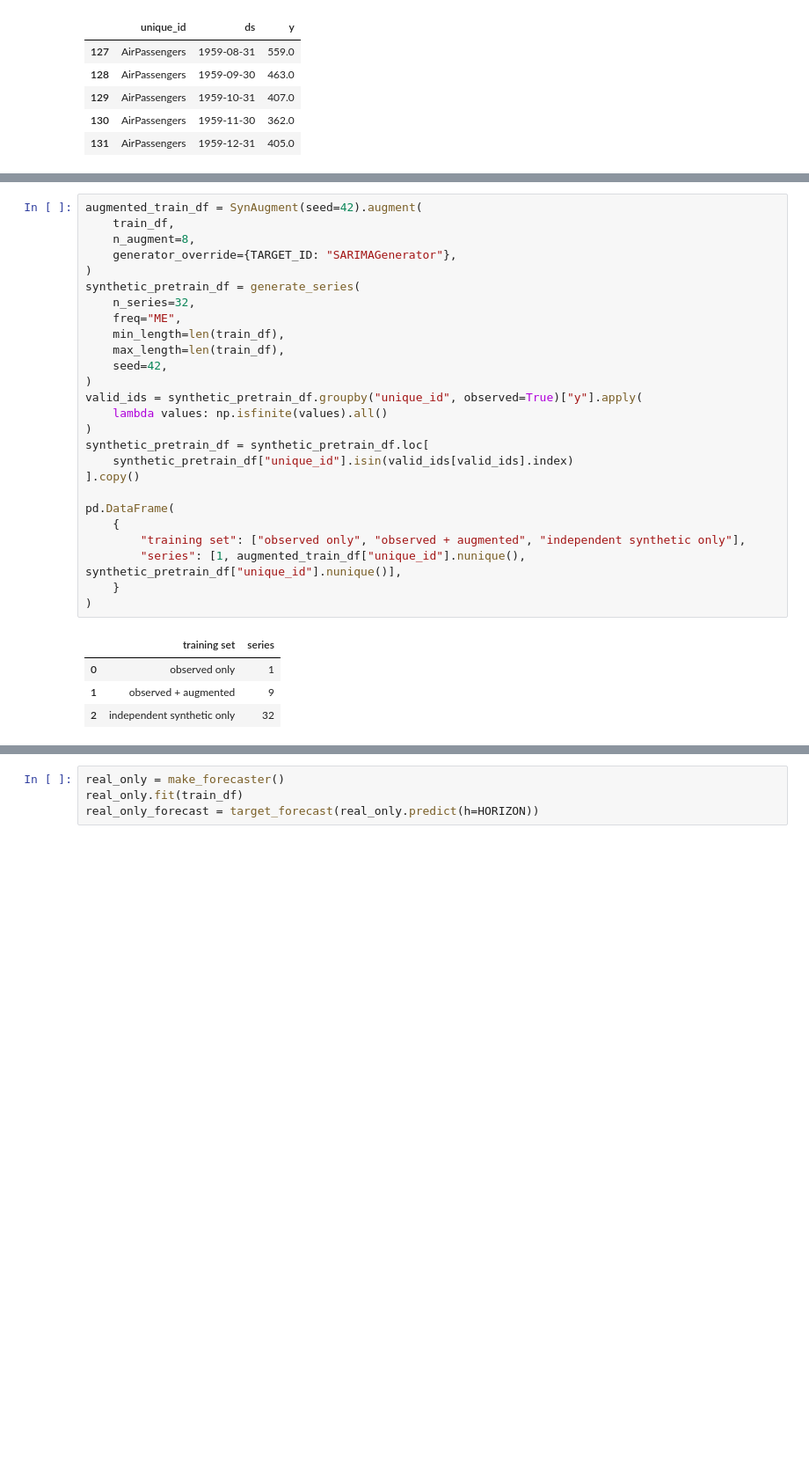
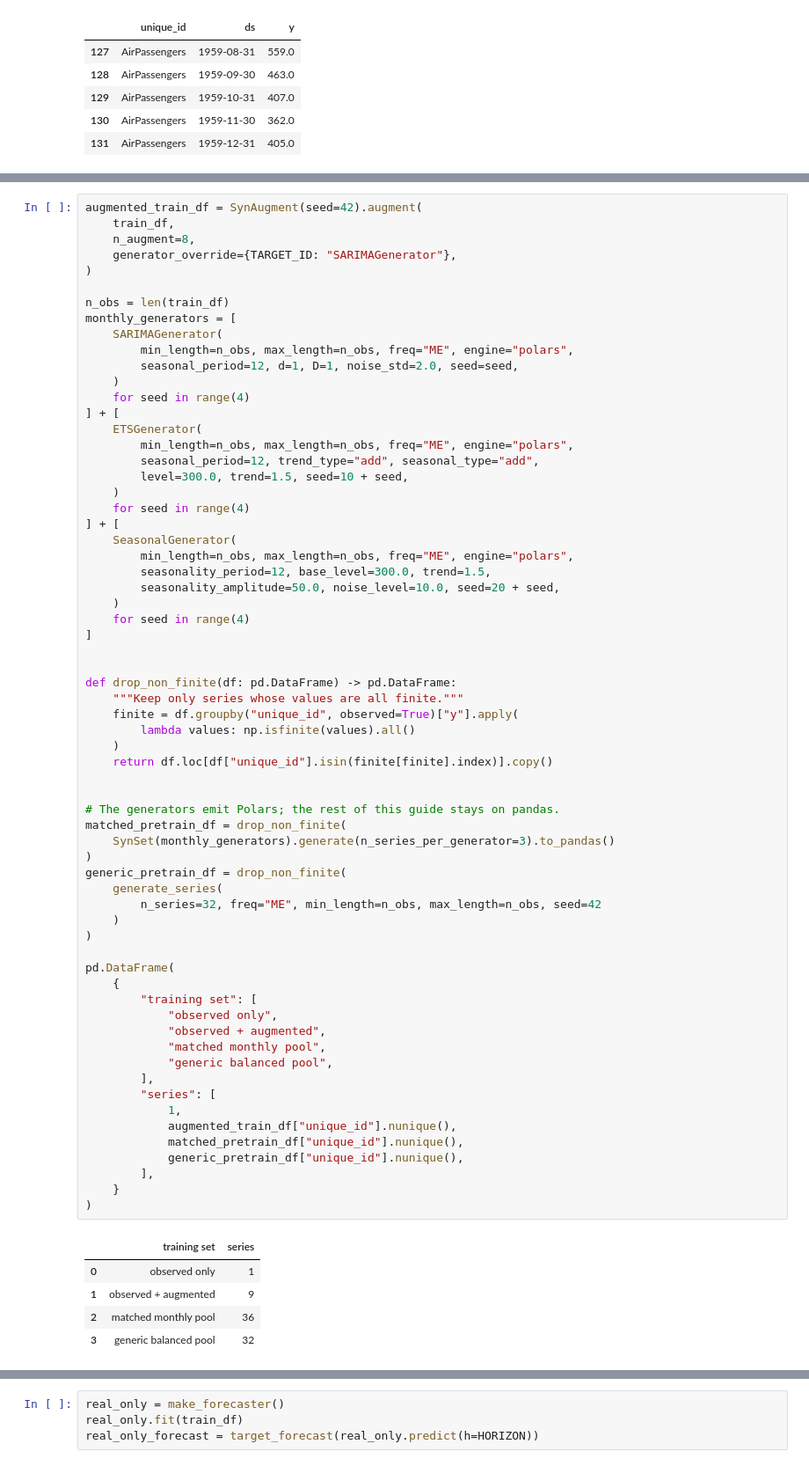
Before and after one commit to Nixtla/synforecast, a Jupyter notebook: nbs/docs/integrations/mlforecast.ipynb, the cells around one changed output, grey strips where cells are left out. Shown at 88% size. Saved outputs shown, nothing was run; the diff lists cells and outputs as text; blank space fills up the shorter version.

```diff
--- a/nbs/docs/integrations/mlforecast.ipynb
+++ b/nbs/docs/integrations/mlforecast.ipynb
@@ -39,34 +56,74 @@ The next cell builds the three training sets. The observed baseline is the singl
 # %%
 augmented_train_df = SynAugment(seed=42).augment(
     train_df,
     n_augment=8,
     generator_override={TARGET_ID: "SARIMAGenerator"},
 )
-synthetic_pretrain_df = generate_series(
-    n_series=32,
-    freq="ME",
-    min_length=len(train_df),
-    max_length=len(train_df),
-    seed=42,
+
+n_obs = len(train_df)
+monthly_generators = [
+    SARIMAGenerator(
+        min_length=n_obs, max_length=n_obs, freq="ME", engine="polars",
+        seasonal_period=12, d=1, D=1, noise_std=2.0, seed=seed,
+    )
+    for seed in range(4)
+] + [
+    ETSGenerator(
+        min_length=n_obs, max_length=n_obs, freq="ME", engine="polars",
+        seasonal_period=12, trend_type="add", seasonal_type="add",
+        level=300.0, trend=1.5, seed=10 + seed,
+    )
+    for seed in range(4)
+] + [
+    SeasonalGenerator(
+        min_length=n_obs, max_length=n_obs, freq="ME", engine="polars",
+        seasonality_period=12, base_level=300.0, trend=1.5,
+        seasonality_amplitude=50.0, noise_level=10.0, seed=20 + seed,
+    )
+    for seed in range(4)
+]
+
+
+def drop_non_finite(df: pd.DataFrame) -> pd.DataFrame:
+    """Keep only series whose values are all finite."""
+    finite = df.groupby("unique_id", observed=True)["y"].apply(
+        lambda values: np.isfinite(values).all()
+    )
+    return df.loc[df["unique_id"].isin(finite[finite].index)].copy()
+
+
+# The generators emit Polars; the rest of this guide stays on pandas.
+matched_pretrain_df = drop_non_finite(
+    SynSet(monthly_generators).generate(n_series_per_generator=3).to_pandas()
 )
-valid_ids = synthetic_pretrain_df.groupby("unique_id", observed=True)["y"].apply(
-    lambda values: np.isfinite(values).all()
+generic_pretrain_df = drop_non_finite(
+    generate_series(
+        n_series=32, freq="ME", min_length=n_obs, max_length=n_obs, seed=42
+    )
 )
-synthetic_pretrain_df = synthetic_pretrain_df.loc[
-    synthetic_pretrain_df["unique_id"].isin(valid_ids[valid_ids].index)
-].copy()
 
 pd.DataFrame(
     {
-        "training set": ["observed only", "observed + augmented", "independent synthetic only"],
-        "series": [1, augmented_train_df["unique_id"].nunique(), synthetic_pretrain_df["unique_id"].nunique()],
+        "training set": [
+            "observed only",
+            "observed + augmented",
+            "matched monthly pool",
+            "generic balanced pool",
+        ],
+        "series": [
+            1,
+            augmented_train_df["unique_id"].nunique(),
+            matched_pretrain_df["unique_id"].nunique(),
+            generic_pretrain_df["unique_id"].nunique(),
+        ],
     }
 )
 # %% [output]
 |  | training set | series |
 | 0 | observed only | 1 |
 | 1 | observed + augmented | 9 |
-| 2 | independent synthetic only | 32 |
+| 2 | matched monthly pool | 36 |
+| 3 | generic balanced pool | 32 |
 # %%
 def make_forecaster() -> MLForecast:
     return MLForecast(
```
Also changed, not shown: parts of 14 cells of this notebook.
